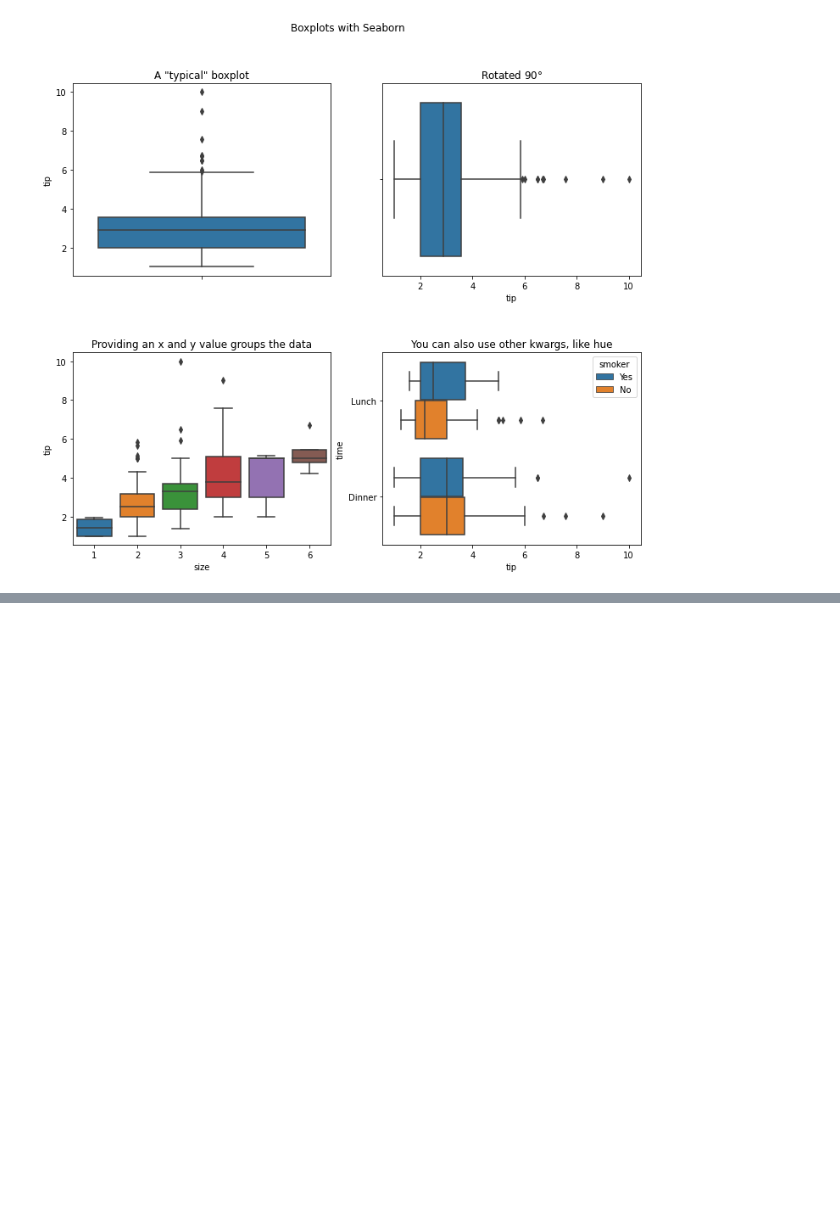
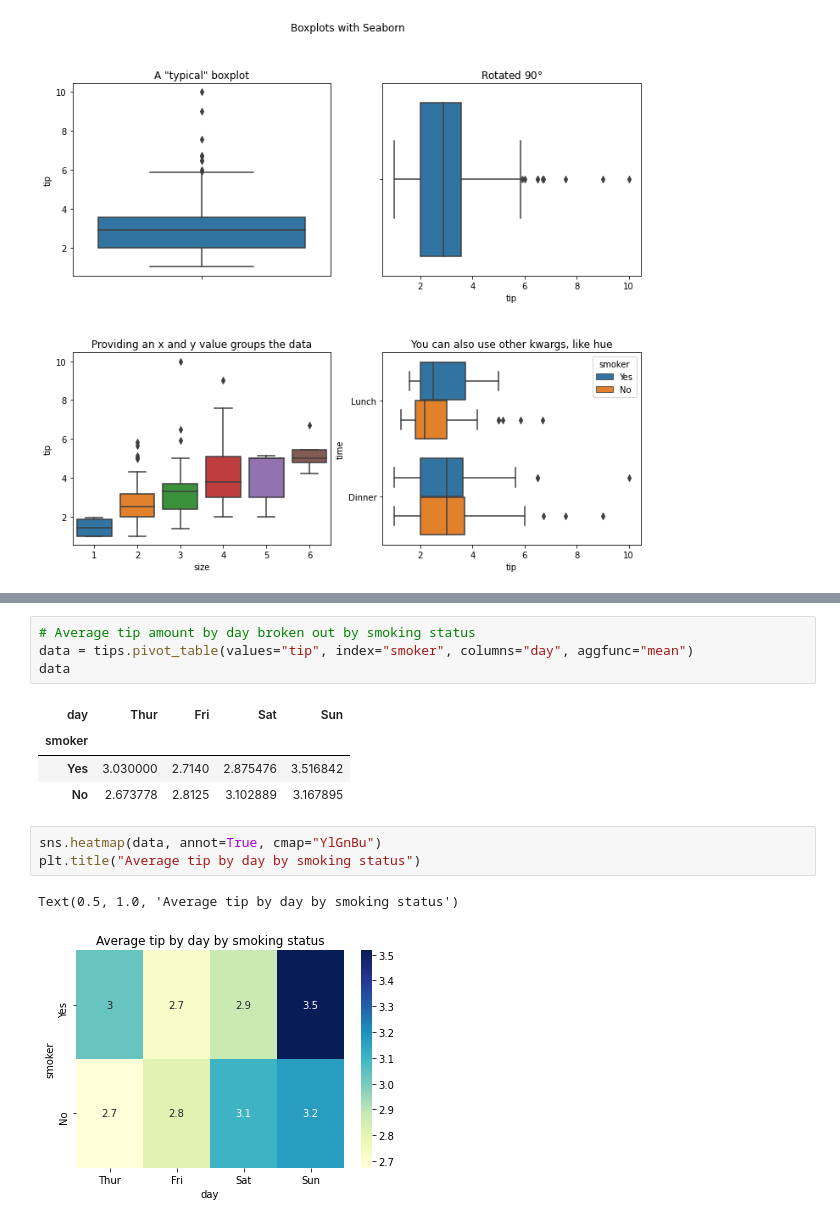
Before and after one commit to CodeupClassroom/darden-data-science-libraries, a Jupyter notebook: seaborn_intro.ipynb, the cells around one changed output, grey strips where cells are left out. Drawn from its saved outputs; the diff is of its cells as text; blank space fills up the shorter version.

```diff
--- a/seaborn_intro.ipynb
+++ b/seaborn_intro.ipynb
@@ -197,0 +227,15 @@ plt.subplots_adjust(hspace=0.4)
+# %%
+# Average tip amount by day broken out by smoking status
+data = tips.pivot_table(values="tip", index="smoker", columns="day", aggfunc="mean")
+data
+# %% [output]
+| day | Thur | Fri | Sat | Sun |
+| smoker |  |  |  |  |
+| Yes | 3.030000 | 2.7140 | 2.875476 | 3.516842 |
+| No | 2.673778 | 2.8125 | 3.102889 | 3.167895 |
+# %%
+sns.heatmap(data, annot=True, cmap="YlGnBu")
+plt.title("Average tip by day by smoking status")
+# %% [output]
+Text(0.5, 1.0, 'Average tip by day by smoking status')
+[figure, added]
```
Also changed, not shown: parts of 13 cells of this notebook.
